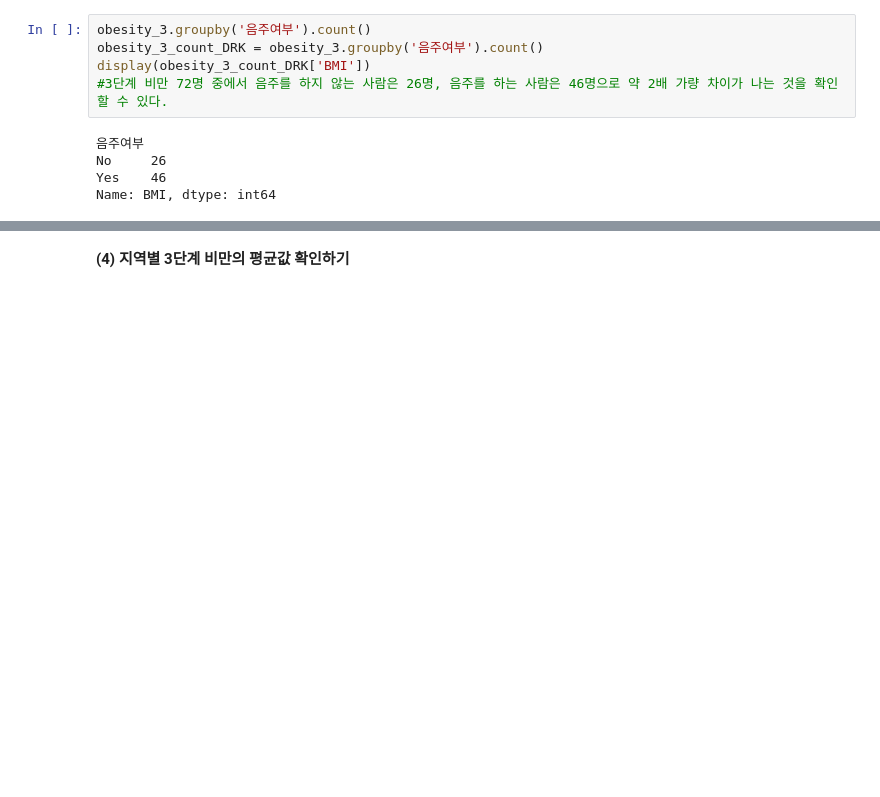
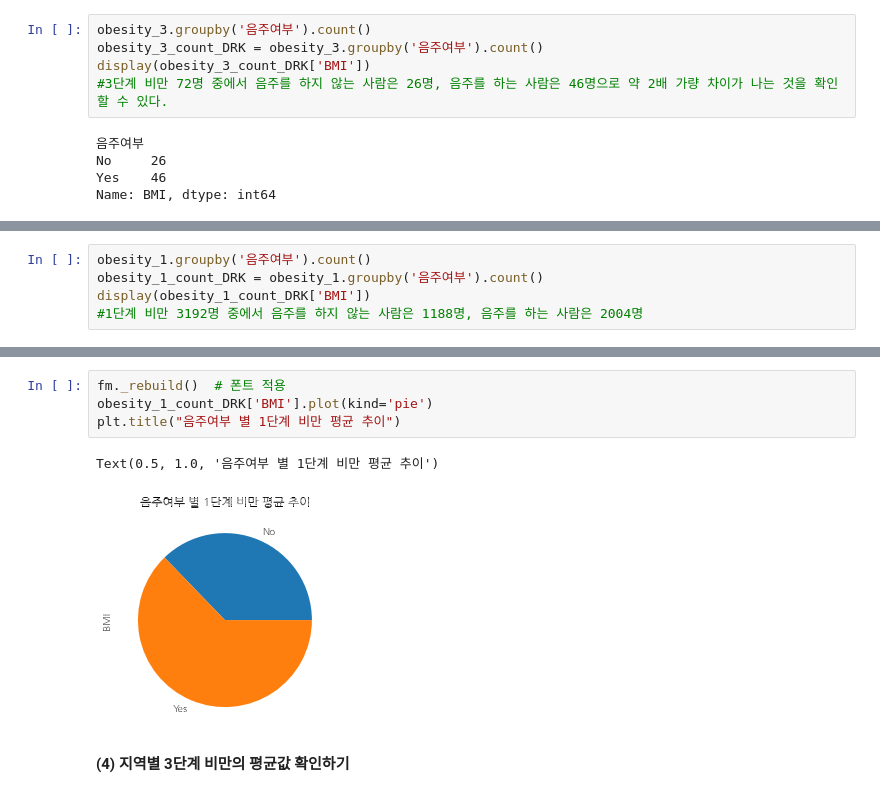
Before and after one commit to tlaud1023/ITB2022, a Jupyter notebook: IBT시각화과제_법학부2011681이시명.ipynb, the cells around one changed output, grey strips where cells are left out. Saved outputs shown, nothing was run; the diff lists cells and outputs as text; blank space fills up the shorter version.

```diff
--- a/IBT시각화과제_법학부2011681이시명.ipynb
+++ b/IBT시각화과제_법학부2011681이시명.ipynb
@@ -298,0 +304,5 @@ obesity_3_count_DRK['BMI'].plot(kind='pie')   # kind = 'bar', 'line', 'pie' 등
+# %%
+obesity_1.groupby('음주여부').count()
+obesity_1_count_DRK = obesity_1.groupby('음주여부').count()
+display(obesity_1_count_DRK['BMI'])
+#1단계 비만 3192명 중에서 음주를 하지 않는 사람은 1188명, 음주를 하는 사람은 2004명
@@ -299,3 +319,10 @@ obesity_3_count_DRK['BMI'].plot(kind='pie')   # kind = 'bar', 'line', 'pie' 등
+# %%
+fm._rebuild()  # 폰트 적용
+obesity_1_count_DRK['BMI'].plot(kind='pie')
+plt.title("음주여부 별 1단계 비만 평균 추이")
+# %% [output]
+Text(0.5, 1.0, '음주여부 별 1단계 비만 평균 추이')
+[figure, added]
 # %% [markdown]
 **(4) 지역별 3단계 비만의 평균값 확인하기**
 # %%
```
Also changed, not shown: parts of 11 cells of this notebook.
